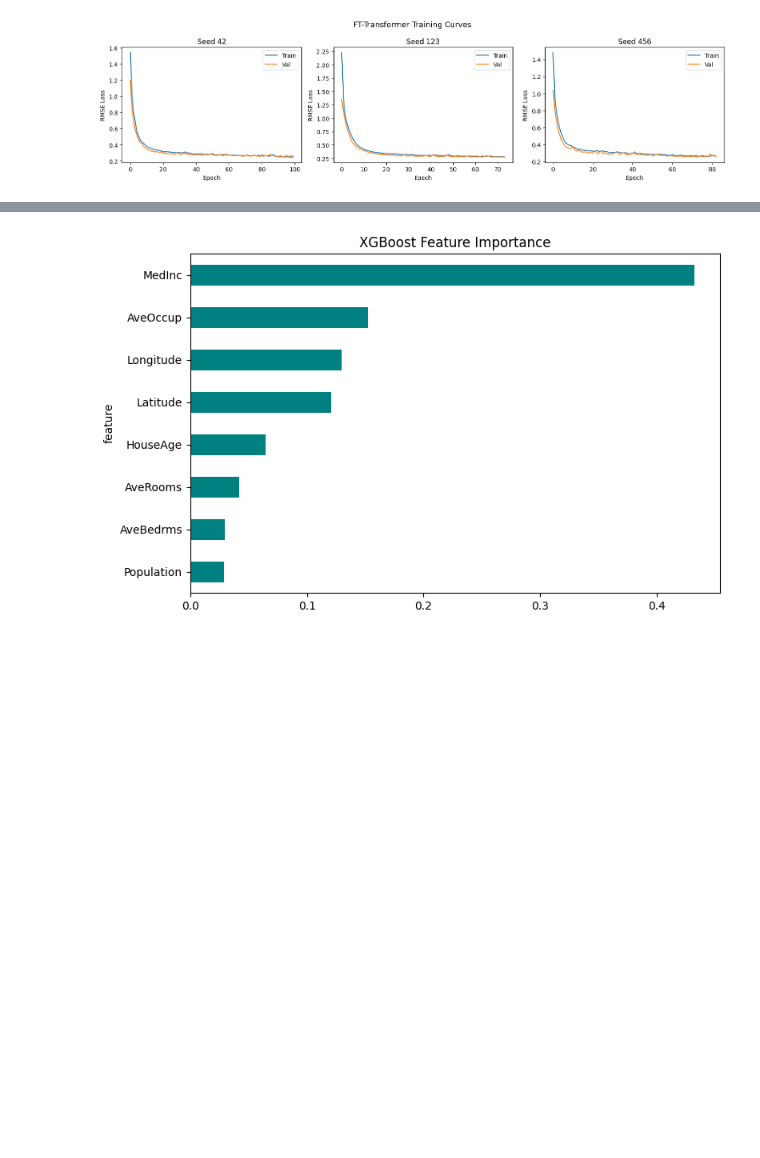
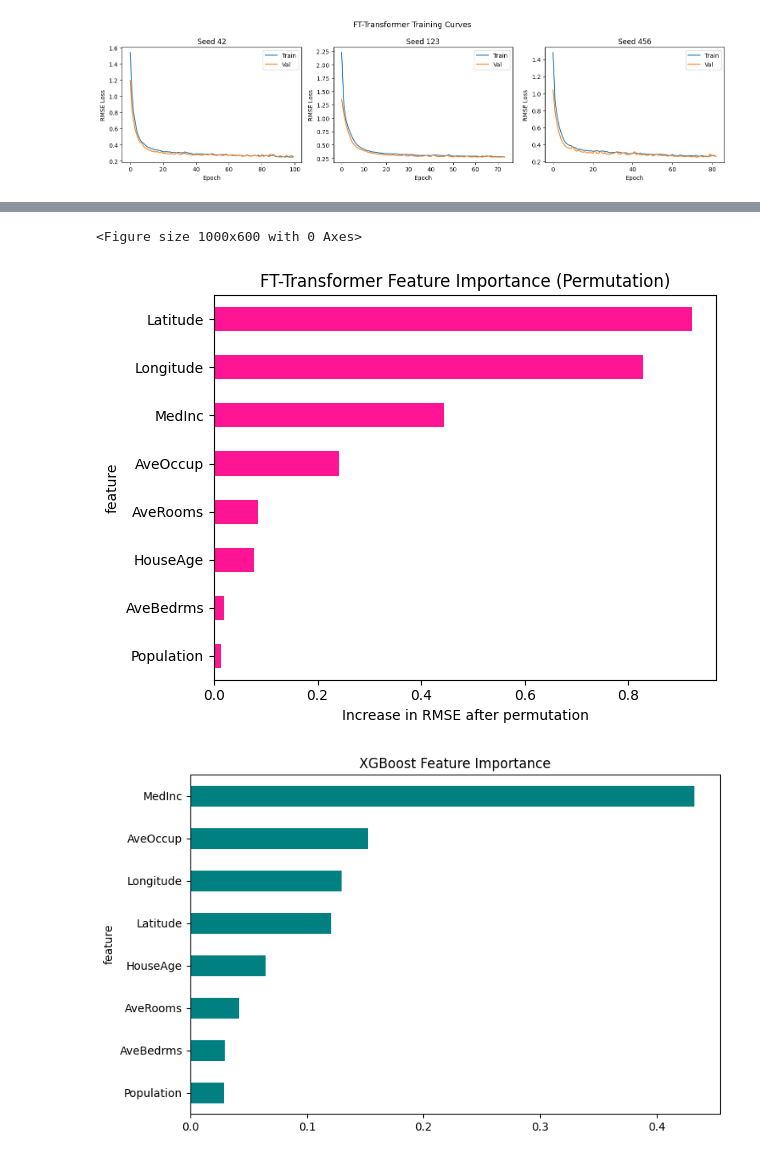
Before and after one commit to yongseng87/DSS5104-Assignment-2, a Jupyter notebook: dataset1_california_housing_yt4.ipynb, the cells around one changed output, grey strips where cells are left out. Drawn from its saved outputs; the diff is of its cells as text; code cells hidden in the pictures; blank space fills up the shorter version.

```diff
--- a/dataset1_california_housing_yt4.ipynb
+++ b/dataset1_california_housing_yt4.ipynb
@@ -1221,3 +1247,73 @@ TypeError: ResNet.forward() takes 2 positional arguments but 3 were given
+# %%
+# FT-Transformer feature importance via permutation importance
+def ft_permutation_importance(
+    model,
+    X,
+    y,
+    feature_names,
+    device,
+    n_repeats=5,
+    random_state=42,
+):
+    rng = np.random.default_rng(random_state)
+    base_preds = predict_ft_transformer(
+        model,
+        X,
+        None,                 # no categorical features
+        str(device),
+    )
+    base_rmse = np.sqrt(mean_squared_error(y, base_preds))
+
+    importances = []
+
+    for j, feat in enumerate(feature_names):
+        deltas = []
+
+        for _ in range(n_repeats):
+            X_perm = X.copy()
+            X_perm[:, j] = rng.permutation(X_perm[:, j])
+
+            perm_preds = predict_ft_transformer(
+                model,
+                X_perm,
+                None,
+                str(device),
+            )
+            perm_rmse = np.sqrt(mean_squared_error(y, perm_preds))
+
+            deltas.append(perm_rmse - base_rmse)
+
+        importances.append({
+            "feature": feat,
+            "importance": np.mean(deltas),
+            "std": np.std(deltas),
+        })
+
+    return pd.DataFrame(importances)
+ft_fi = ft_permutation_importance(
+    model=ft_model_last,
+    X=X_test_sc,
+    y=y_test,
+    feature_names=feature_cols,
+    device=device,
+    n_repeats=5,
+)
+fi_all_ft = ft_fi.sort_values("importance")
+
+plt.figure(figsize=(10, 6))
+fi_all_ft.plot.barh(
+    x="feature",
+    y="importance",
+    legend=False,
+    color="deeppink",
+)
+plt.title("FT-Transformer Feature Importance (Permutation)")
+plt.xlabel("Increase in RMSE after permutation")
+plt.tight_layout()
+plt.show()
+# %% [output]
+<Figure size 1000x600 with 0 Axes>
+[figure, added]
 # %%
 # XGBoost feature importance
 if xgb_model_last is not None:
```
Also changed, not shown: parts of 40 cells of this notebook.
